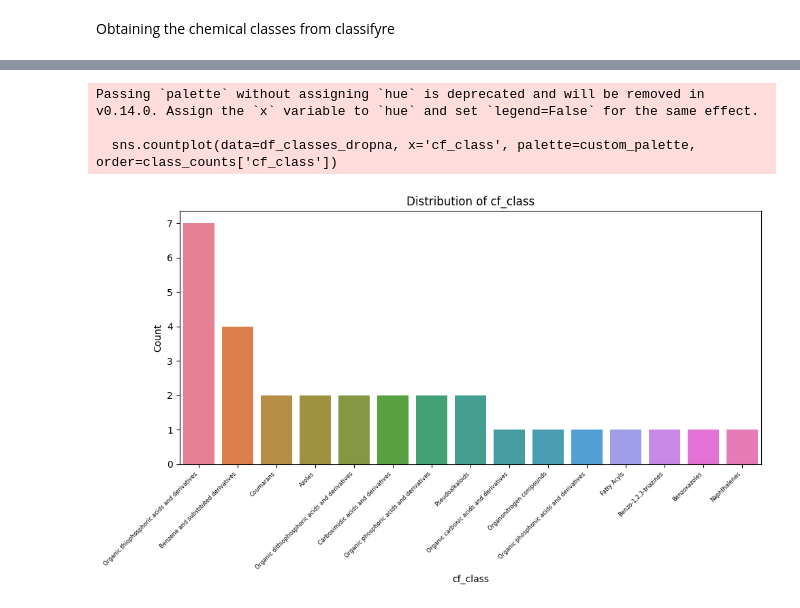
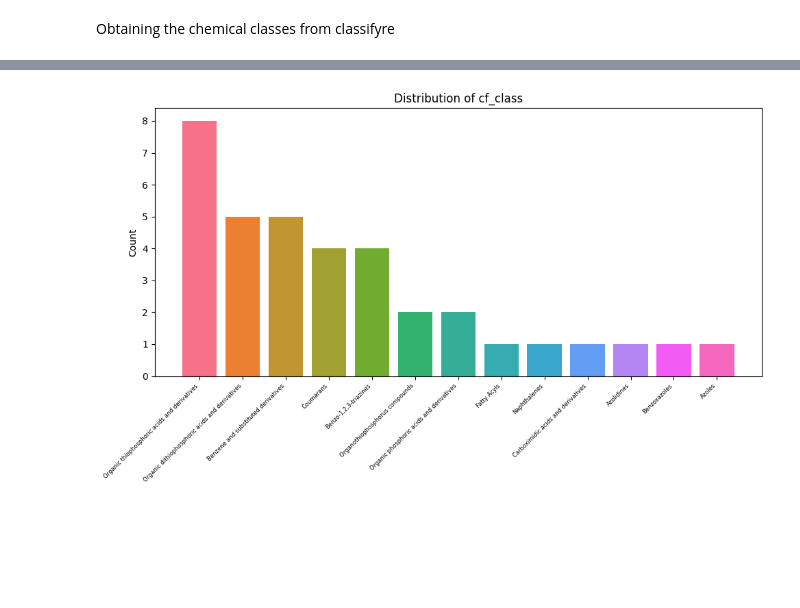
Before and after one commit to vdhooftcompmet/MS2LDA, a Jupyter notebook: notebooks/Pos_ACHE_Inhibitors_dataset.ipynb, the cells around one changed output, grey strips where cells are left out. Drawn from its saved outputs; the diff is of its cells as text; code cells hidden in the pictures; blank space fills up the shorter version.

```diff
--- a/notebooks/Pos_ACHE_Inhibitors_dataset.ipynb
+++ b/notebooks/Pos_ACHE_Inhibitors_dataset.ipynb
@@ -38,15 +39,6 @@ for spectrum in spectra:
     inchis_key.append(inchi_key)
     nominal_mass = spectrum.get("nominal_mass")
     nominal_masses.append(int(nominal_mass))
-# %%
-# retrieving inchis from spectra to convert them into rdkit.mol.objects
-inchis_key = []
-nominal_masses = []
-for spectrum in spectra:
-    inchi_key= spectrum.get("inchikey")
-    inchis_key.append(inchi_key)
-    nominal_mass = spectrum.get("nominal_mass")
-    nominal_masses.append(int(nominal_mass))
 # %%
 mols = [MolFromInchi(inchi) for inchi in inchis]
 # %% [markdown]
@@ -363,27 +223,25 @@ df_classes['cf_class'] = df_classes['cf_class'].replace('', pd.NA)
+# %%
+classyfire_results = [get_json_cf_results(inchi_key) for inchi_key in inchis_key]
+# %%
+second_level_class = [result[2] if result else "No label" for result in classyfire_results]
+# %%
+from collections import Counter
+c = Counter()
+for class_ in second_level_class:
+    if class_ != "No label":
+        c[class_] += 1
 # %%
-# Remove rows with None values in 'cf_class' column
-import seaborn as sns
-import matplotlib.pyplot as plt
+classes = [element for element, count in c.most_common()]
+count = [count for element, count in c.most_common()]
 
-# Drop rows with NaN values in 'cf_class' column
-df_classes_dropna = df_classes.dropna(subset=['cf_class'])
-
-class_counts = df_classes_dropna['cf_class'].value_counts().reset_index()
-class_counts.columns = ['cf_class', 'count']
-
-class_counts = class_counts.sort_values(by='count', ascending=False)
-
-custom_palette = sns.color_palette("husl", len(class_counts))
+custom_palette = sns.color_palette("husl", len(list(c)))
 
 plt.figure(figsize=(10, 6))
-sns.countplot(data=df_classes_dropna, x='cf_class', palette=custom_palette, order=class_counts['cf_class'])
+plt.bar(classes, count, color=custom_palette)
 plt.xticks(rotation=45, ha='right', fontsize=6)
 plt.ylabel('Count')
 plt.title('Distribution of cf_class')
 plt.tight_layout()
 plt.show()
 # %% [output]
-Passing `palette` without assigning `hue` is deprecated and will be removed in v0.14.0. Assign the `x` variable to `hue` and set `legend=False` for the same effect.
-
-  sns.countplot(data=df_classes_dropna, x='cf_class', palette=custom_palette, order=class_counts['cf_class'])
-[figure, old version]
+[figure, new version]
```
Also changed, not shown: parts of 18 cells of this notebook.
